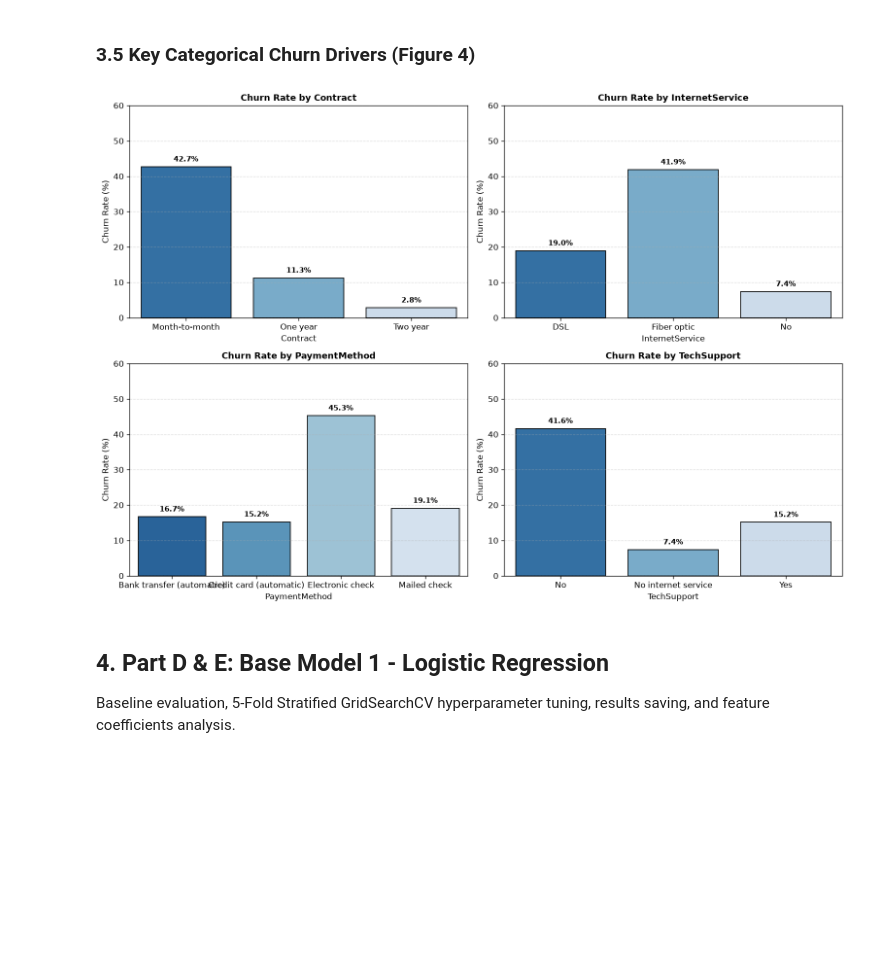
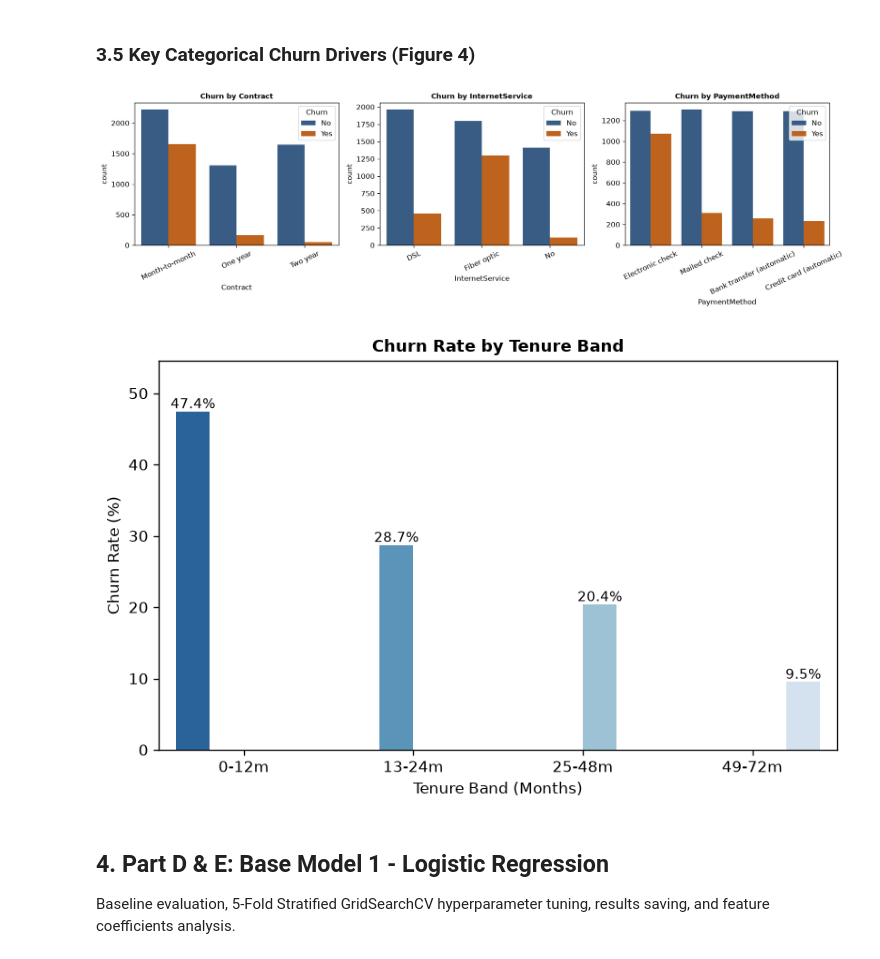
Before and after one commit to Winny04/Group13_6001CMD, a Jupyter notebook: notebooks/member1_boon.ipynb, the cells around one changed output. Cells and saved outputs as stored; diff of their text form; code cells hidden in the pictures; blank space fills up the shorter version.

```diff
--- a/notebooks/member1_boon.ipynb
+++ b/notebooks/member1_boon.ipynb
@@ -55,8 +78,9 @@ df_raw.head()
 # %% [markdown]
 ### 3.1 Descriptive Statistics (Table 1 in Report)
 # %%
-num_cols = ['tenure', 'MonthlyCharges', 'TotalCharges']
-stats_df = df_raw[num_cols].describe(percentiles=[0.25, 0.5, 0.75]).T
+df_raw['TotalCharges_num'] = pd.to_numeric(df_raw['TotalCharges'], errors='coerce')
+df_raw['Churn_num'] = df_raw['Churn'].map({'Yes': 1, 'No': 0})
+num_cols = ['tenure', 'MonthlyCharges', 'TotalCharges_num']
+stats_df = df_raw[num_cols].describe().T
 stats_df['skewness'] = df_raw[num_cols].skew()
-stats_df['kurtosis'] = df_raw[num_cols].kurt()
-stats_df[['mean', 'std', 'min', '25%', '50%', '75%', 'max', 'skewness', 'kurtosis']].round(3)
+display(stats_df[['count', 'mean', 'std', 'min', '50%', 'max', 'skewness']])
@@ -109,25 +155,35 @@ plt.show()
 # %% [markdown]
 ### 3.5 Key Categorical Churn Drivers (Figure 4)
 # %%
-cat_cols = ['Contract', 'InternetService', 'PaymentMethod', 'TechSupport']
-fig, axes = plt.subplots(2, 2, figsize=(13, 9), dpi=120)
-axes = axes.flatten()
-
-for idx, col in enumerate(cat_cols):
-    churn_rate = df_raw.groupby(col)['Churn'].apply(lambda x: (x == 'Yes').mean() * 100).reset_index()
-    sns.barplot(data=churn_rate, x=col, y='Churn', ax=axes[idx], palette='Blues_r', edgecolor='black')
-    axes[idx].set_title(f"Churn Rate by {col}", fontsize=11, fontweight='bold')
-    axes[idx].set_ylabel("Churn Rate (%)")
-    axes[idx].set_ylim(0, 60)
-    axes[idx].grid(axis='y', linestyle='--', alpha=0.4)
-    for p in axes[idx].patches:
-        axes[idx].annotate(f"{p.get_height():.1f}%", (p.get_x() + p.get_width() / 2., p.get_height() + 1),
-                           ha='center', va='bottom', fontsize=9, fontweight='bold')
-
+fig, axes = plt.subplots(1, 3, figsize=(15, 4.5), dpi=120)
+cat_drivers = ['Contract', 'InternetService', 'PaymentMethod']
+for i, cat in enumerate(cat_drivers):
+    sns.countplot(data=df_raw, x=cat, hue='Churn', ax=axes[i], palette=['#2b5c8f', '#d95f02'])
+    axes[i].set_title(f'Churn by {cat}', fontsize=10, fontweight='bold')
+    axes[i].tick_params(axis='x', rotation=25)
 plt.tight_layout()
 plt.show()
+
+# Figure 5: Churn rate by tenure bands
+df_raw['tenure_band'] = pd.cut(
+    df_raw['tenure'],
+    bins=[-1, 12, 24, 48, 72],
+    labels=['0-12m', '13-24m', '25-48m', '49-72m'],
+)
+tenure_churn = df_raw.groupby('tenure_band', observed=False)['Churn_num'].mean() * 100
+plt.figure(figsize=(7, 4.5), dpi=120)
+ax = sns.barplot(x=tenure_churn.index, y=tenure_churn.values, palette='Blues_r', hue=tenure_churn.index, legend=False)
+plt.title('Churn Rate by Tenure Band', fontsize=11, fontweight='bold')
+plt.xlabel('Tenure Band (Months)')
+plt.ylabel('Churn Rate (%)')
+plt.ylim(0, max(tenure_churn.values) * 1.15)
+for p in ax.patches:
+    ax.annotate(f'{p.get_height():.1f}%', (p.get_x() + p.get_width() / 2.0, p.get_height()), ha='center', va='bottom', fontsize=9)
+plt.tight_layout()
+plt.show()
 # %% [output]
-[figure, old version]
+[figure, new version]
+[figure, added]
 # %% [markdown]
 ## 4. Part D & E: Base Model 1 - Logistic Regression
 Baseline evaluation, 5-Fold Stratified GridSearchCV hyperparameter tuning, results saving, and feature coefficients analysis.
```
Also changed, not shown: parts of 9 cells of this notebook.
